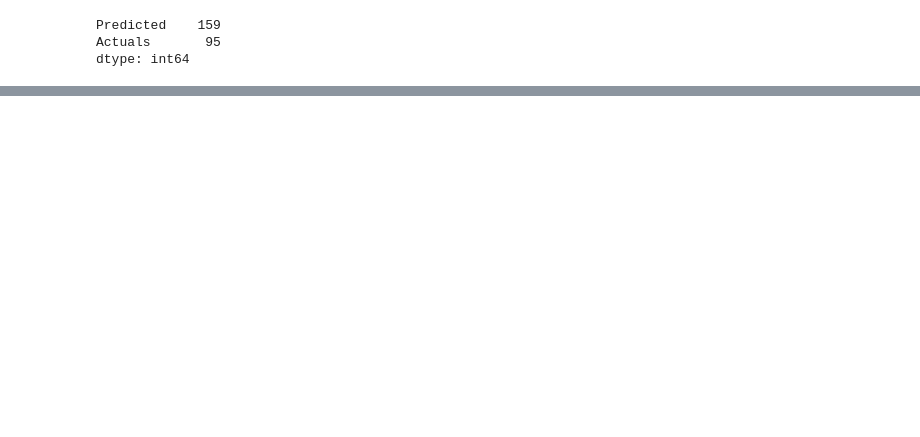
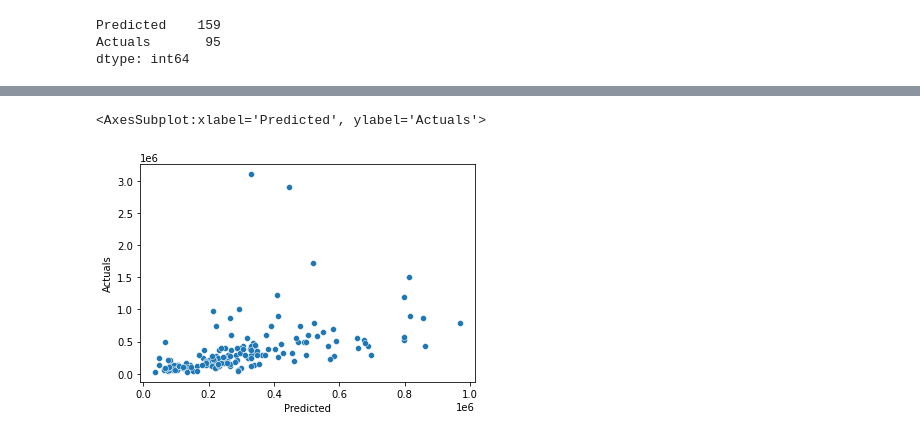
Before and after one commit to CrimsonDevil333333/Car-Price-prediction-model, a Jupyter notebook: Car Price prediction.ipynb, the cells around one changed output, grey strips where cells are left out. Drawn from its saved outputs; the diff is of its cells as text; code cells hidden in the pictures; blank space fills up the shorter version.

```diff
--- a/Car Price prediction.ipynb
+++ b/Car Price prediction.ipynb
@@ -370,0 +491,5 @@ dtype: int64
+# %%
+sns.scatterplot( x=met1['Predicted'], y=met1["Actuals"])
+# %% [output]
+<AxesSubplot:xlabel='Predicted', ylabel='Actuals'>
+[figure, added]
```
Also changed, not shown: parts of 25 cells of this notebook.
